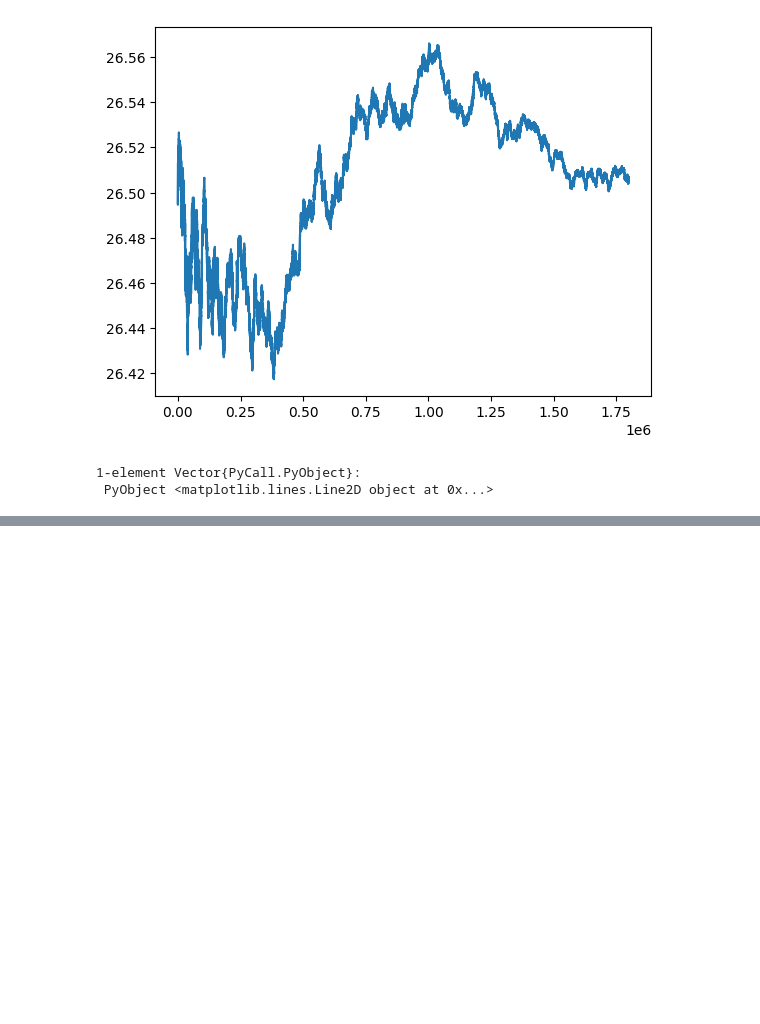
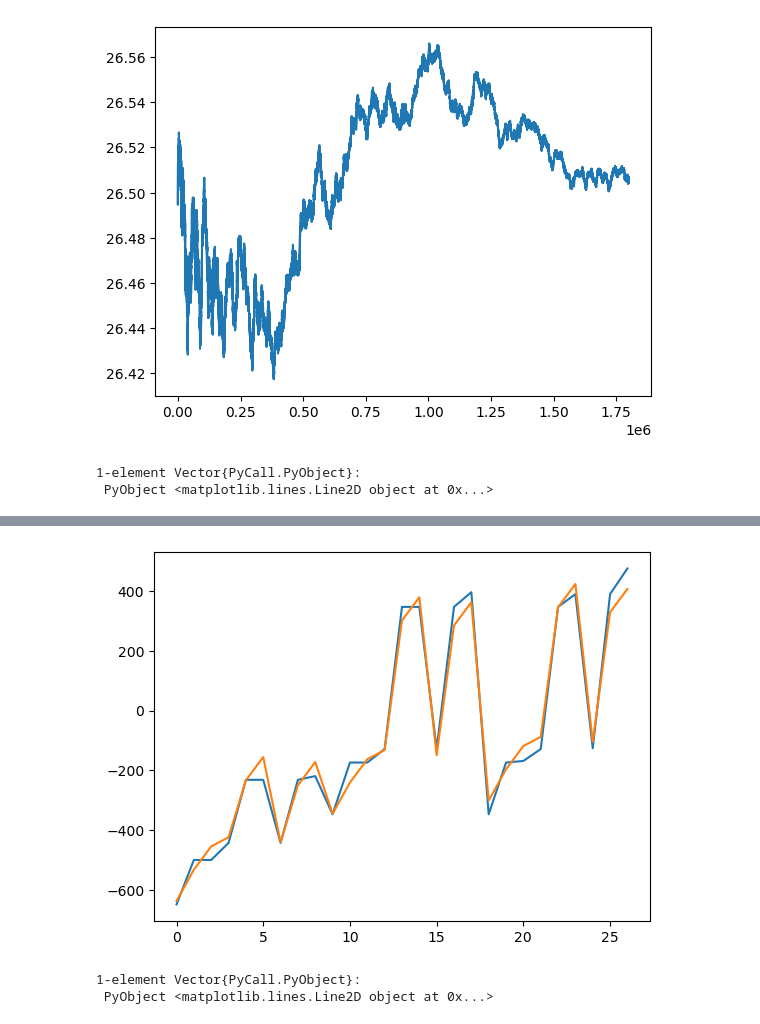
Before and after one commit to fairleyl/PhD-Code, a Jupyter notebook: Problem-Suite-SMARPI_NewVFA.ipynb, the cells around one changed output, grey strips where cells are left out. Cells and saved outputs as stored; diff of their text form; code cells hidden in the pictures; blank space fills up the shorter version.

```diff
--- a/Problem-Suite-SMARPI_NewVFA.ipynb
+++ b/Problem-Suite-SMARPI_NewVFA.ipynb
@@ -6008,0 +6157,7 @@ PyPlot.plot(gsVI[2][start:finish])
+# %%
+PyPlot.plot(vTrueArray .- meanGap, label = "True Value Function")
+PyPlot.plot(vEstArray, label = "VFA")
+# %% [output]
+[figure, added]
+1-element Vector{PyCall.PyObject}:
+ PyObject <matplotlib.lines.Line2D object at 0x...>
```
Also changed, not shown: parts of 16 cells of this notebook.
